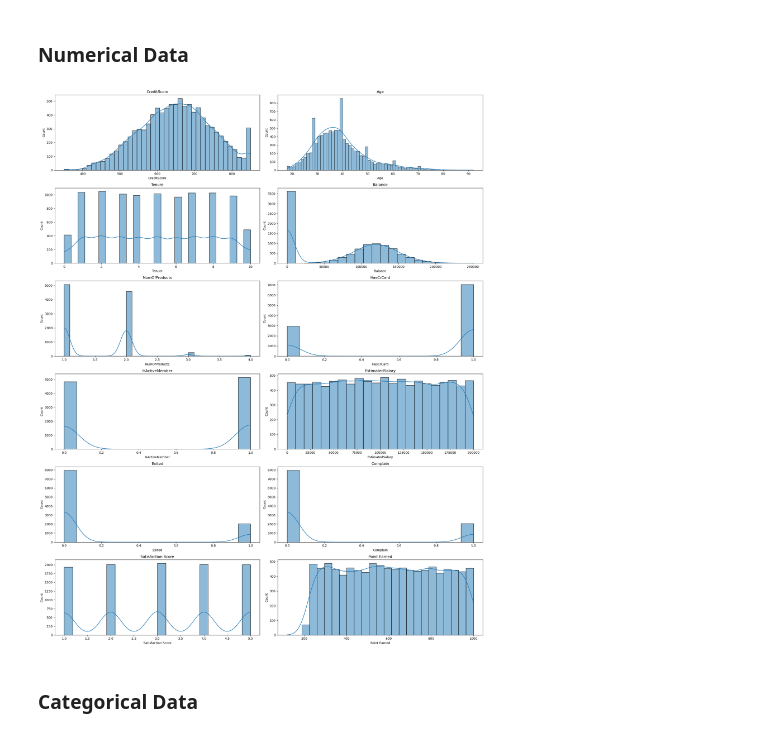
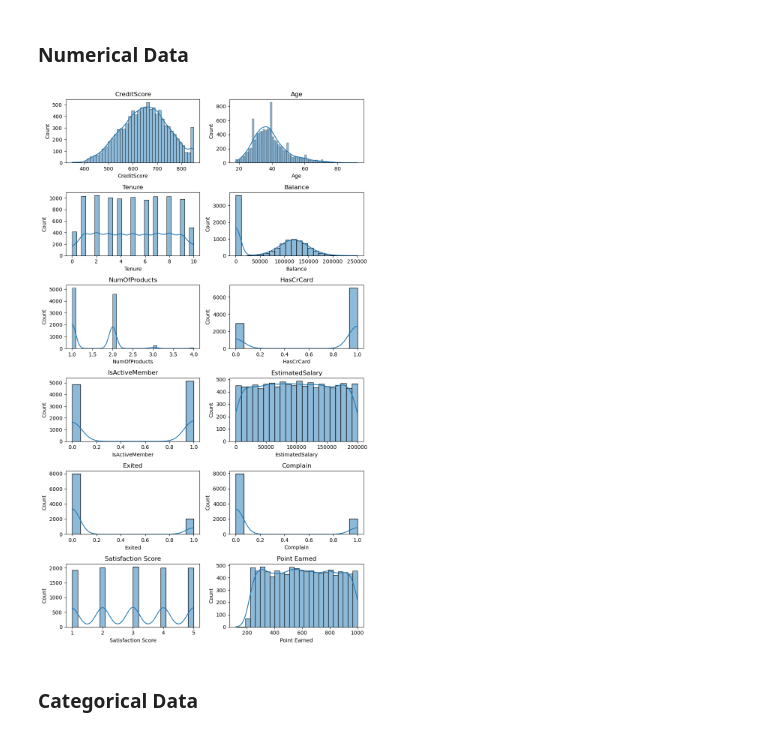
Before and after one commit to Ittiphon17/Bank-Customer-Churn-Analytics, a Jupyter notebook: Original_Visualization.ipynb, the cells around one changed output. Saved outputs shown, nothing was run; the diff lists cells and outputs as text; code cells hidden in the pictures.

```diff
--- a/Original_Visualization.ipynb
+++ b/Original_Visualization.ipynb
@@ -5,3 +5,9 @@ import pandas as pd
 import numpy as np
 import matplotlib.pyplot as plt
 import seaborn as sns
+import warnings
+warnings.filterwarnings('ignore')
+
+raw_data = pd.read_csv('./Datset/Customer-Churn-Records.csv')
+df = raw_data.copy()
+df.head()
@@ -13,2 +20,0 @@ churn_data = pd.read_csv('Customer-Churn-Records.csv')
-# %%
-df = churn_data.copy()
@@ -86,20 +106,17 @@ sns.boxplot(df['CreditScore'])
 # %% [markdown]
 ### Numerical Data
 # %%
-fig, axes = plt.subplots(nrows=6,
-                         ncols=2,
-                         figsize=[20, 25])
+fig, axes = plt.subplots(nrows=6, ncols=2, figsize=[9, 15])
+
 for i, columns in enumerate(numerical_col):
     row, col = divmod(i, 2)
-    sns.histplot(df[columns],
-                 ax=axes[row, col],
-                 kde=True)
+    sns.histplot(df[columns], ax=axes[row, col], kde=True)
     axes[row, col].set_title(columns)
 
 plt.tight_layout()
 plt.show()
 # %% [output]
-[figure, old version]
+[figure, new version]
 # %% [markdown]
 ### Categorical Data
 # %%
```
Also changed, not shown: parts of 54 cells of this notebook.
